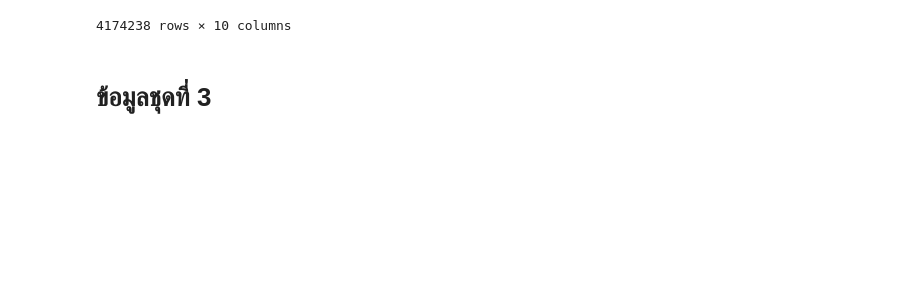
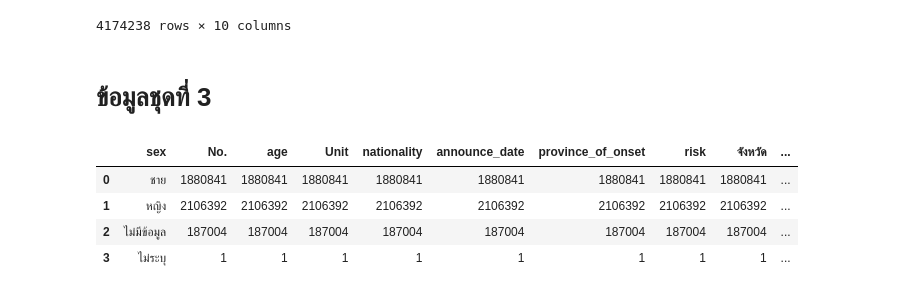
Before and after one commit to team0243/data_viz_2022, a Jupyter notebook: data_viz_project.ipynb, the cells around one changed output. Drawn from its saved outputs; the diff is of its cells as text; code cells hidden in the pictures; blank space fills up the shorter version.

```diff
--- a/data_viz_project.ipynb
+++ b/data_viz_project.ipynb
@@ -862,3 +862,12 @@ data_cl3
 4174238 rows × 10 columns
 # %% [markdown]
 # ข้อมูลชุดที่ 3
+# %%
+num_of_sex = data_cl3.groupby(['sex']).count().reset_index()  ## หาจำนวนผู้ติดเชื้อโควิค-19 แบ่งตามเพศ
+num_of_sex
+# %% [output]
+|  | sex | No. | age | Unit | nationality | announce_date | province_of_onset | risk | จังหวัด | ... |
+| 0 | ชาย | 1880841 | 1880841 | 1880841 | 1880841 | 1880841 | 1880841 | 1880841 | 1880841 | ... |
+| 1 | หญิง | 2106392 | 2106392 | 2106392 | 2106392 | 2106392 | 2106392 | 2106392 | 2106392 | ... |
+| 2 | ไม่มีข้อมูล | 187004 | 187004 | 187004 | 187004 | 187004 | 187004 | 187004 | 187004 | ... |
+| 3 | ไม่ระบุ | 1 | 1 | 1 | 1 | 1 | 1 | 1 | 1 | ... |
```
Also changed, not shown: parts of 1 cell of this notebook.
